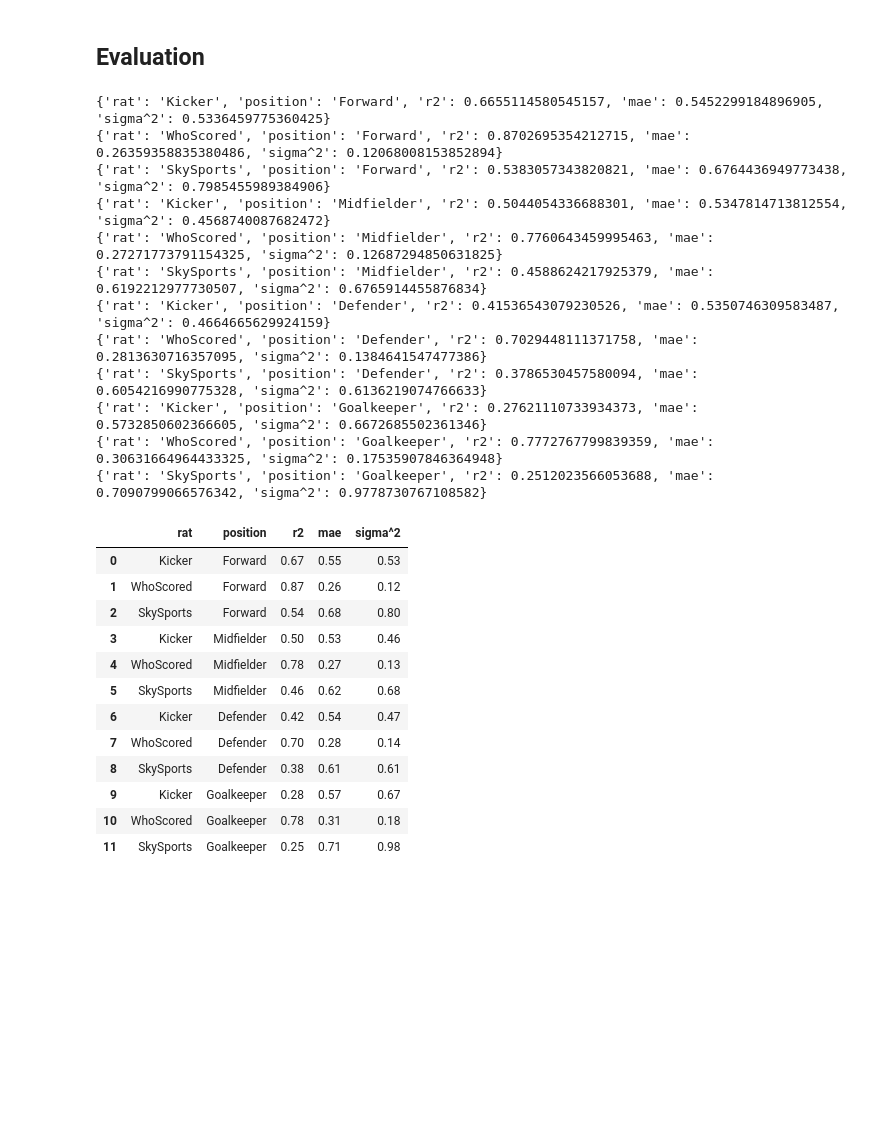
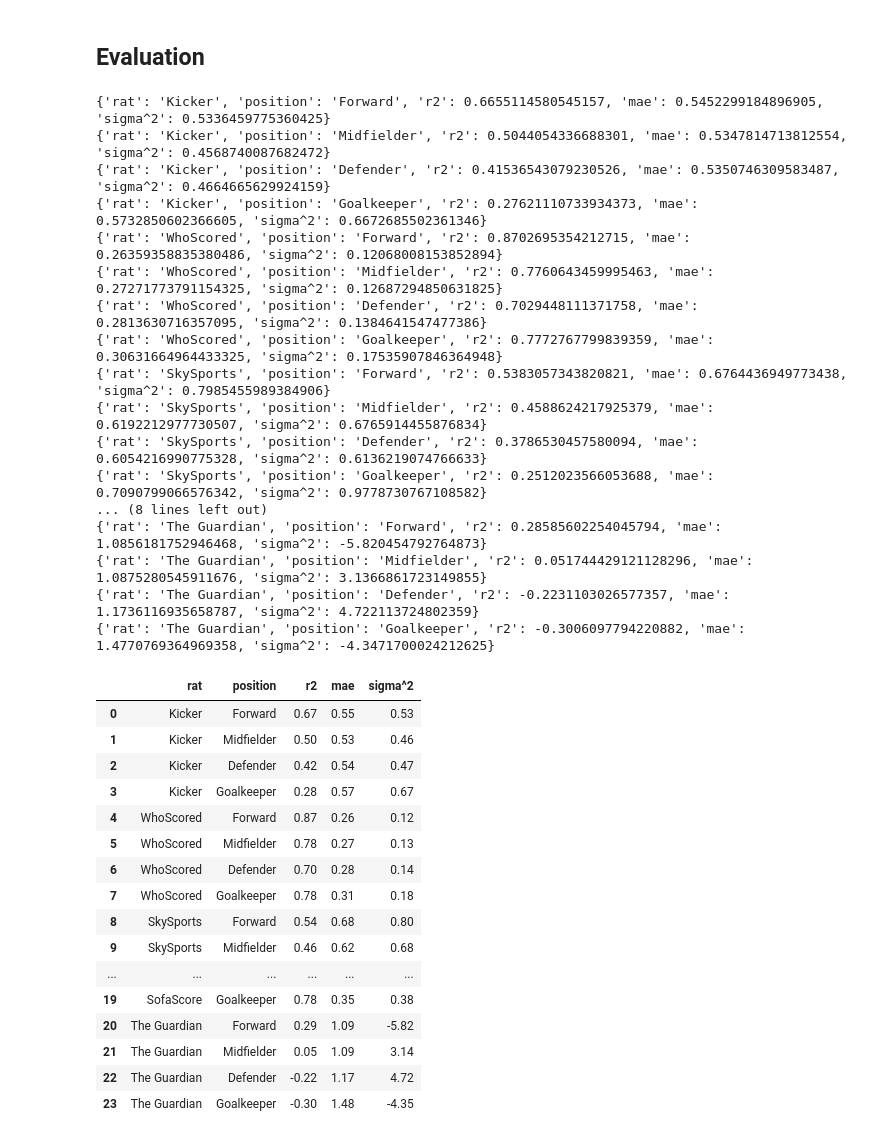
Before and after one commit to ahmetayrnc/supercrunchers, a Jupyter notebook: analysis.ipynb, the cells around one changed output. Saved outputs shown, nothing was run; the diff lists cells and outputs as text; code cells hidden in the pictures; blank space fills up the shorter version.

```diff
--- a/analysis.ipynb
+++ b/analysis.ipynb
@@ -333,7 +354,7 @@ def train_and_test(df):
 
     # create the pipeline
     model = Ridge()
-    # model = RandomForestRegressor(min_samples_leaf=20, n_jobs=-1, random_state=42, verbose=0)
+    model = RandomForestRegressor(min_samples_leaf=20, n_jobs=-1, random_state=42, verbose=0)
     pipe = create_pipeline(X, model)
 
     # do cross validation
@@ -358,53 +379,62 @@ def train_and_test(df):
     # sigma2
     mse = np.percentile(mse_scores, 95)
     sigma2 = mse * (X.shape[0] / (X.shape[0] - X.shape[1] + 1))
 
     return {'r2': r2, 'mae': mae, 'sigma^2': sigma2}
 
 
 def evaluate(df):
-    ratings = ['Kicker', 'WhoScored', 'SkySports']
+    ratings = ['Kicker', 'WhoScored', 'SkySports', 'Bild', 'SofaScore', 'The Guardian']
     positions = ['Forward', "Midfielder", 'Defender', 'Goalkeeper']
     results = []
 
-    for pos, rat in itertools.product(positions, ratings):
+    for rat, pos in itertools.product(ratings, positions):
         filter_dict = {'rat':rat, 'position': pos}
-        df_eval = filter_columns(df_all, filter_dict)
+        df_eval = filter_columns(df, filter_dict)
         result = train_and_test(df_eval)
         res = {**filter_dict, **result}
         results.append(res)
         print(res)
 
     return pd.DataFrame(results)
 
 results_df = evaluate(df_all)
 results_df
 # %% [output]
 {'rat': 'Kicker', 'position': 'Forward', 'r2': 0.6655114580545157, 'mae': 0.5452299184896905, 'sigma^2': 0.5336459775360425}
+{'rat': 'Kicker', 'position': 'Midfielder', 'r2': 0.5044054336688301, 'mae': 0.5347814713812554, 'sigma^2': 0.4568740087682472}
+{'rat': 'Kicker', 'position': 'Defender', 'r2': 0.41536543079230526, 'mae': 0.5350746309583487, 'sigma^2': 0.4664665629924159}
+{'rat': 'Kicker', 'position': 'Goalkeeper', 'r2': 0.27621110733934373, 'mae': 0.5732850602366605, 'sigma^2': 0.6672685502361346}
 {'rat': 'WhoScored', 'position': 'Forward', 'r2': 0.8702695354212715, 'mae': 0.26359358835380486, 'sigma^2': 0.12068008153852894}
+{'rat': 'WhoScored', 'position': 'Midfielder', 'r2': 0.7760643459995463, 'mae': 0.27271773791154325, 'sigma^2': 0.12687294850631825}
+{'rat': 'WhoScored', 'position': 'Defender', 'r2': 0.7029448111371758, 'mae': 0.2813630716357095, 'sigma^2': 0.1384641547477386}
+{'rat': 'WhoScored', 'position': 'Goalkeeper', 'r2': 0.7772767799839359, 'mae': 0.30631664964433325, 'sigma^2': 0.17535907846364948}
 {'rat': 'SkySports', 'position': 'Forward', 'r2': 0.5383057343820821, 'mae': 0.6764436949773438, 'sigma^2': 0.7985455989384906}
-{'rat': 'Kicker', 'position': 'Midfielder', 'r2': 0.5044054336688301, 'mae': 0.5347814713812554, 'sigma^2': 0.4568740087682472}
-{'rat': 'WhoScored', 'position': 'Midfielder', 'r2': 0.7760643459995463, 'mae': 0.27271773791154325, 'sigma^2': 0.12687294850631825}
 {'rat': 'SkySports', 'position': 'Midfielder', 'r2': 0.4588624217925379, 'mae': 0.6192212977730507, 'sigma^2': 0.6765914455876834}
-{'rat': 'Kicker', 'position': 'Defender', 'r2': 0.41536543079230526, 'mae': 0.5350746309583487, 'sigma^2': 0.4664665629924159}
-{'rat': 'WhoScored', 'position': 'Defender', 'r2': 0.7029448111371758, 'mae': 0.2813630716357095, 'sigma^2': 0.1384641547477386}
 {'rat': 'SkySports', 'position': 'Defender', 'r2': 0.3786530457580094, 'mae': 0.6054216990775328, 'sigma^2': 0.6136219074766633}
-{'rat': 'Kicker', 'position': 'Goalkeeper', 'r2': 0.27621110733934373, 'mae': 0.5732850602366605, 'sigma^2': 0.6672685502361346}
-{'rat': 'WhoScored', 'position': 'Goalkeeper', 'r2': 0.7772767799839359, 'mae': 0.30631664964433325, 'sigma^2': 0.17535907846364948}
 {'rat': 'SkySports', 'position': 'Goalkeeper', 'r2': 0.2512023566053688, 'mae': 0.7090799066576342, 'sigma^2': 0.9778730767108582}
+... (8 lines left out)
+{'rat': 'The Guardian', 'position': 'Forward', 'r2': 0.28585602254045794, 'mae': 1.0856181752946468, 'sigma^2': -5.820454792764873}
+{'rat': 'The Guardian', 'position': 'Midfielder', 'r2': 0.051744429121128296, 'mae': 1.0875280545911676, 'sigma^2': 3.1366861723149855}
+{'rat': 'The Guardian', 'position': 'Defender', 'r2': -0.2231103026577357, 'mae': 1.1736116935658787, 'sigma^2': 4.722113724802359}
+{'rat': 'The Guardian', 'position': 'Goalkeeper', 'r2': -0.3006097794220882, 'mae': 1.4770769364969358, 'sigma^2': -4.3471700024212625}
 |  | rat | position | r2 | mae | sigma^2 |
 | 0 | Kicker | Forward | 0.67 | 0.55 | 0.53 |
-| 1 | WhoScored | Forward | 0.87 | 0.26 | 0.12 |
-| 2 | SkySports | Forward | 0.54 | 0.68 | 0.80 |
-| 3 | Kicker | Midfielder | 0.50 | 0.53 | 0.46 |
-| 4 | WhoScored | Midfielder | 0.78 | 0.27 | 0.13 |
-| 5 | SkySports | Midfielder | 0.46 | 0.62 | 0.68 |
-| 6 | Kicker | Defender | 0.42 | 0.54 | 0.47 |
-| 7 | WhoScored | Defender | 0.70 | 0.28 | 0.14 |
-| 8 | SkySports | Defender | 0.38 | 0.61 | 0.61 |
-| 9 | Kicker | Goalkeeper | 0.28 | 0.57 | 0.67 |
-| 10 | WhoScored | Goalkeeper | 0.78 | 0.31 | 0.18 |
-| 11 | SkySports | Goalkeeper | 0.25 | 0.71 | 0.98 |
+| 1 | Kicker | Midfielder | 0.50 | 0.53 | 0.46 |
+| 2 | Kicker | Defender | 0.42 | 0.54 | 0.47 |
+| 3 | Kicker | Goalkeeper | 0.28 | 0.57 | 0.67 |
+| 4 | WhoScored | Forward | 0.87 | 0.26 | 0.12 |
+| 5 | WhoScored | Midfielder | 0.78 | 0.27 | 0.13 |
+| 6 | WhoScored | Defender | 0.70 | 0.28 | 0.14 |
+| 7 | WhoScored | Goalkeeper | 0.78 | 0.31 | 0.18 |
+| 8 | SkySports | Forward | 0.54 | 0.68 | 0.80 |
+| 9 | SkySports | Midfielder | 0.46 | 0.62 | 0.68 |
+| ... | ... | ... | ... | ... | ... |
+| 19 | SofaScore | Goalkeeper | 0.78 | 0.35 | 0.38 |
+| 20 | The Guardian | Forward | 0.29 | 1.09 | -5.82 |
+| 21 | The Guardian | Midfielder | 0.05 | 1.09 | 3.14 |
+| 22 | The Guardian | Defender | -0.22 | 1.17 | 4.72 |
+| 23 | The Guardian | Goalkeeper | -0.30 | 1.48 | -4.35 |
 # %%
 # r2: 0.522, mae: 0.521, sigma2: 0.437, error: 1.916
 # r2: 0.766, mae: 0.280, sigma2: 0.132, error: 0.824
```
Also changed, not shown: parts of 2 cells of this notebook, 1 other file.
